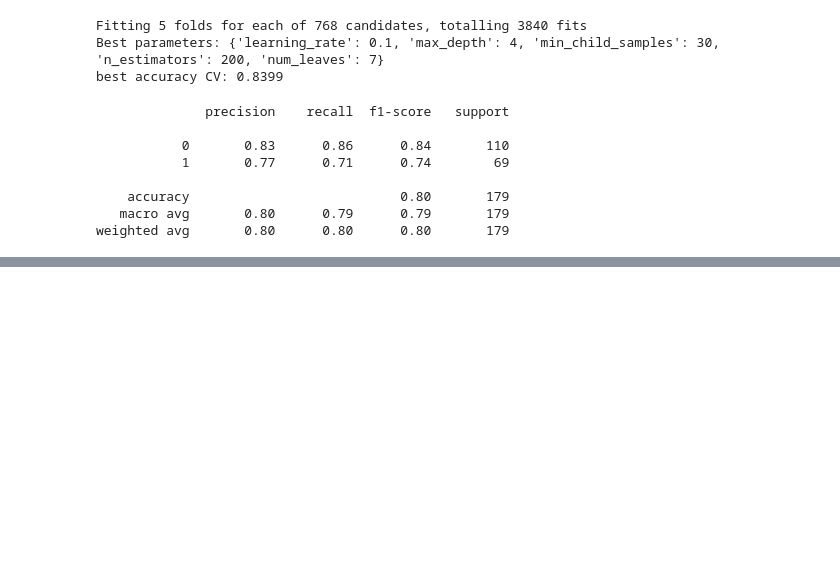
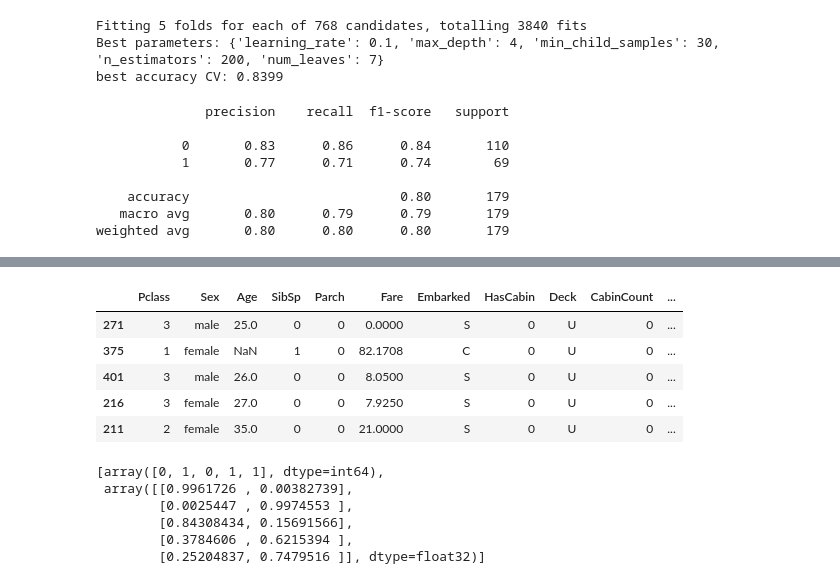
Before and after one commit to ikinaus/triton-vs-fastapi-serving, a Jupyter notebook: train.ipynb, the cells around one changed output, grey strips where cells are left out. Cells and saved outputs as stored; diff of their text form; code cells hidden in the pictures; blank space fills up the shorter version.

```diff
--- a/train.ipynb
+++ b/train.ipynb
@@ -583,0 +596,11 @@ weighted avg       0.80      0.80      0.80       179
+# %%
+tdf = X_val_lgb.sample(5)
+# %%
+tdf
+# %% [output]
+|  | Pclass | Sex | Age | SibSp | Parch | Fare | Embarked | HasCabin | Deck | CabinCount | ... |
+| 271 | 3 | male | 25.0 | 0 | 0 | 0.0000 | S | 0 | U | 0 | ... |
+| 375 | 1 | female | NaN | 1 | 0 | 82.1708 | C | 0 | U | 0 | ... |
+| 401 | 3 | male | 26.0 | 0 | 0 | 8.0500 | S | 0 | U | 0 | ... |
+| 216 | 3 | female | 27.0 | 0 | 0 | 7.9250 | S | 0 | U | 0 | ... |
+| 211 | 2 | female | 35.0 | 0 | 0 | 21.0000 | S | 0 | U | 0 | ... |
@@ -583,0 +622,9 @@ weighted avg       0.80      0.80      0.80       179
+# %%
+onnx_outputs
+# %% [output]
+[array([0, 1, 0, 1, 1], dtype=int64),
+ array([[0.9961726 , 0.00382739],
+        [0.0025447 , 0.9974553 ],
+        [0.84308434, 0.15691566],
+        [0.3784606 , 0.6215394 ],
+        [0.25204837, 0.7479516 ]], dtype=float32)]
```
Also changed, not shown: parts of 2 cells of this notebook, 1 other file.
